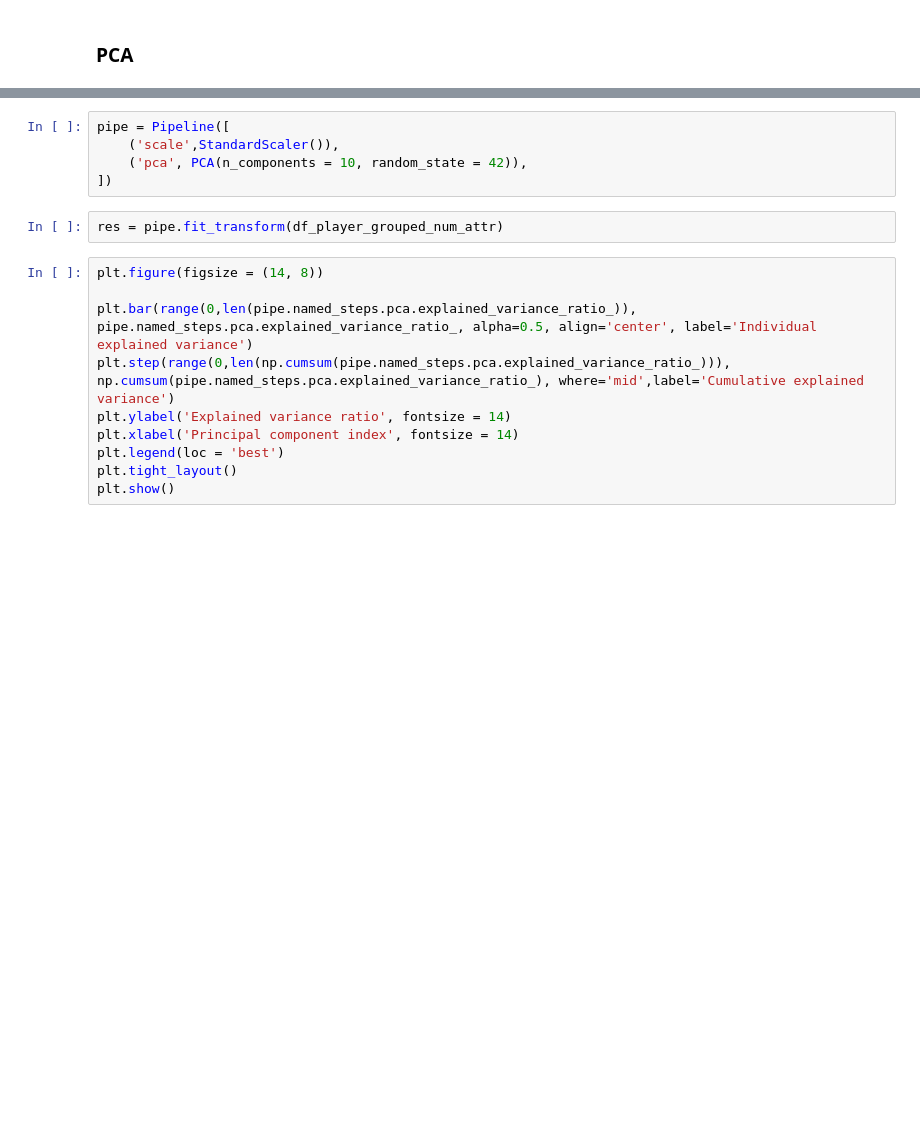
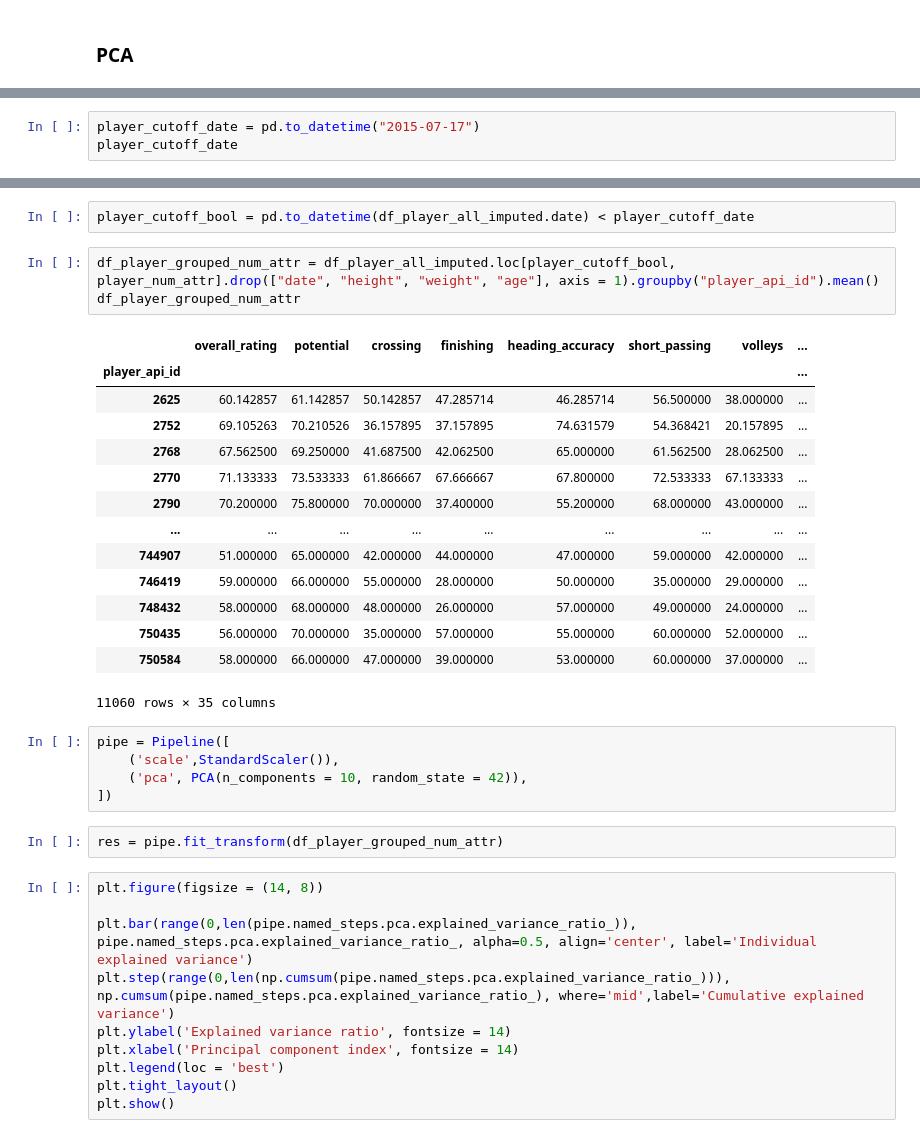
Before and after one commit to Dyouvrean/Football-match-prediction, a Jupyter notebook: project_Jun.ipynb, the cells around one changed output, grey strips where cells are left out. Saved outputs shown, nothing was run; the diff lists cells and outputs as text; blank space fills up the shorter version.

```diff
--- a/project_Jun.ipynb
+++ b/project_Jun.ipynb
@@ -1456,0 +1508,3 @@ sns.heatmap(corr, annot = True, cmap = "BrBG", vmin = -1, vmax = 1,
+# %%
+player_cutoff_date = pd.to_datetime("2015-07-17")
+player_cutoff_date
@@ -1457,3 +1513,23 @@ sns.heatmap(corr, annot = True, cmap = "BrBG", vmin = -1, vmax = 1,
+# %%
+player_cutoff_bool = pd.to_datetime(df_player_all_imputed.date) < player_cutoff_date
+# %%
+df_player_grouped_num_attr = df_player_all_imputed.loc[player_cutoff_bool, player_num_attr].drop(["date", "height", "weight", "age"], axis = 1).groupby("player_api_id").mean()
+df_player_grouped_num_attr
+# %% [output]
+|  | overall_rating | potential | crossing | finishing | heading_accuracy | short_passing | volleys | ... |
+| player_api_id |  |  |  |  |  |  |  | ... |
+| 2625 | 60.142857 | 61.142857 | 50.142857 | 47.285714 | 46.285714 | 56.500000 | 38.000000 | ... |
+| 2752 | 69.105263 | 70.210526 | 36.157895 | 37.157895 | 74.631579 | 54.368421 | 20.157895 | ... |
+| 2768 | 67.562500 | 69.250000 | 41.687500 | 42.062500 | 65.000000 | 61.562500 | 28.062500 | ... |
+| 2770 | 71.133333 | 73.533333 | 61.866667 | 67.666667 | 67.800000 | 72.533333 | 67.133333 | ... |
+| 2790 | 70.200000 | 75.800000 | 70.000000 | 37.400000 | 55.200000 | 68.000000 | 43.000000 | ... |
+| ... | ... | ... | ... | ... | ... | ... | ... | ... |
+| 744907 | 51.000000 | 65.000000 | 42.000000 | 44.000000 | 47.000000 | 59.000000 | 42.000000 | ... |
+| 746419 | 59.000000 | 66.000000 | 55.000000 | 28.000000 | 50.000000 | 35.000000 | 29.000000 | ... |
+| 748432 | 58.000000 | 68.000000 | 48.000000 | 26.000000 | 57.000000 | 49.000000 | 24.000000 | ... |
+| 750435 | 56.000000 | 70.000000 | 35.000000 | 57.000000 | 55.000000 | 60.000000 | 52.000000 | ... |
+| 750584 | 58.000000 | 66.000000 | 47.000000 | 39.000000 | 53.000000 | 60.000000 | 37.000000 | ... |
+11060 rows × 35 columns
 # %%
 pipe = Pipeline([
     ('scale',StandardScaler()),
```
Also changed, not shown: parts of 64 cells of this notebook.
